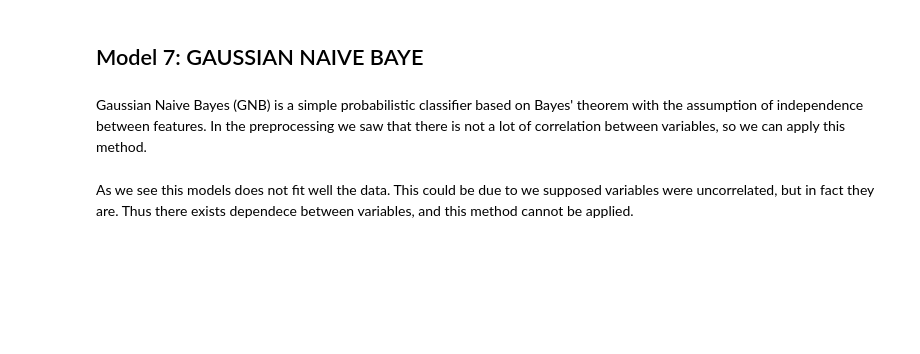
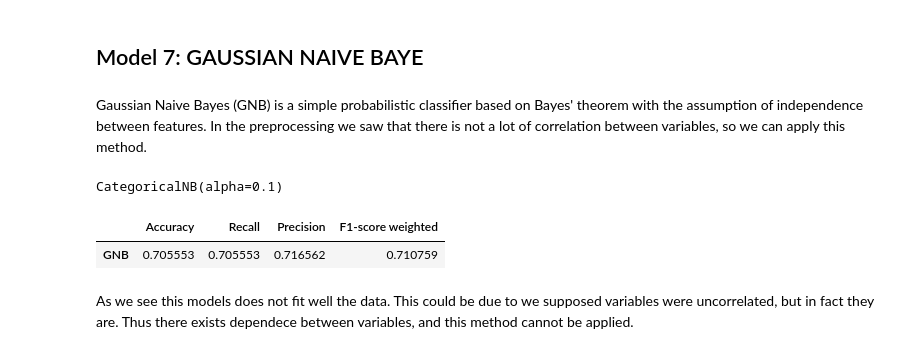
Before and after one commit to pol-resina/US-Accidents, a Jupyter notebook: notebooks/model.ipynb, the cells around one changed output. Cells and saved outputs as stored; diff of their text form; code cells hidden in the pictures; blank space fills up the shorter version.

```diff
--- a/notebooks/model.ipynb
+++ b/notebooks/model.ipynb
@@ -256,8 +233,8 @@ best_qda_model = QuadraticDiscriminantAnalysis(**best_params_qda)
 best_qda_model.fit(X_train, y_train)
 # %%
-y_pred_qda = best_qda_model.predict(X_test)
+y_pred = cross_val_predict(best_qda_model, X_train, y_train, cv=5, n_jobs=-1)
 
-results.loc['QDA'] = get_metrics(y_pred_qda, y_test)
+results.loc['QDA'] = get_metrics(y_pred, y_train)
 results.sort_values(by='F1-score weighted', ascending=False)
 # %% [markdown]
 ## Model 6: LDA
@@ -278,8 +257,8 @@ best_lda_model = LinearDiscriminantAnalysis(**best_params_lda)
 best_lda_model.fit(X_train, y_train)
 # %%
-y_pred_lda = best_lda_model.predict(X_test)
+y_pred = cross_val_predict(best_lda_model, X_train, y_train, cv=5, n_jobs=-1)
 
-results.loc['LDA'] = get_metrics(y_pred_lda, y_test)
+results.loc['LDA'] = get_metrics(y_pred, y_train)
 results.sort_values(by='F1-score weighted', ascending=False)
 # %% [markdown]
 The results for QDA and LDA are not the same, it may be due to te fact that every class does not have the same variance-covariance matrix, that is the assumption made for doing LDA.
@@ -289,26 +268,36 @@ The results for QDA and LDA are not the same, it may be due to te fact that ever
 Gaussian Naive Bayes (GNB) is a simple probabilistic classifier based on Bayes' theorem with the assumption of independence between features. In the preprocessing we saw that there is not a lot of correlation between variables, so we can apply this method.
 # %%
 #We will do a 5-fold cross-validation to find the best hyperparameters for the GNB model
-cv = StratifiedKFold(n_splits=5, shuffle=True, random_state=1234, )
+cv = StratifiedKFold(n_splits=5, shuffle=True, random_state=1234)
 
 #For the priors we will use the default values of None and the proportion of every class in training the dataset
 class_counts = y_train.value_counts()
 class_counts_sorted = class_counts.sort_index()
 class_proportions = class_counts_sorted / len(y_train)
-param_grid = {'priors': [None, class_proportions.values]}
-gnb_model = GaussianNB()
+param_grid = {'class_prior': [None, class_proportions.values], 'fit_prior': [True, False], 'alpha': [0.1,0.5,1]}
+
+gnb_model = CategoricalNB(random_state = 12)
+
 grid_search = GridSearchCV(gnb_model, param_grid = param_grid, cv = cv, scoring='f1_weighted', n_jobs=-1)
-grid_search.fit(X_train, y_train)
+
+#Before fitting the model, we have to encode our training data in order to get good results
+X_encoded = OrdinalEncoder().fit_transform(X_train)
+grid_search.fit(X_encoded, y_train)
 best_params_gnb = grid_search.best_params_
 best_score_gnb = grid_search.best_score_
 # %%
-best_gnb_model = GaussianNB(**best_params_gnb)
-best_gnb_model.fit(X_train, y_train)
+best_gnb_model = CategoricalNB(**best_params_gnb, random_state = 1234)
+best_gnb_model.fit(X_encoded, y_train)
+# %% [output]
+CategoricalNB(alpha=0.1)
 # %%
-y_pred_gnb = best_gnb_model.predict(X_test)
+y_pred = cross_val_predict(best_gnb_model, X_encoded, y_train, cv=5, n_jobs=-1)
 
-results.loc['GNB'] = get_metrics(y_pred_gnb, y_test)
+results.loc['GNB'] = get_metrics(y_pred, y_train)
 results.sort_values(by='F1-score weighted', ascending=False)
+# %% [output]
+|  | Accuracy | Recall | Precision | F1-score weighted |
+| GNB | 0.705553 | 0.705553 | 0.716562 | 0.710759 |
 # %% [markdown]
 As we see this models does not fit well the data. This could be due to we supposed variables were uncorrelated, but in fact they are. Thus there exists dependece between variables, and this method cannot be applied.
 # %% [markdown]
```
Also changed, not shown: parts of 43 cells of this notebook.
